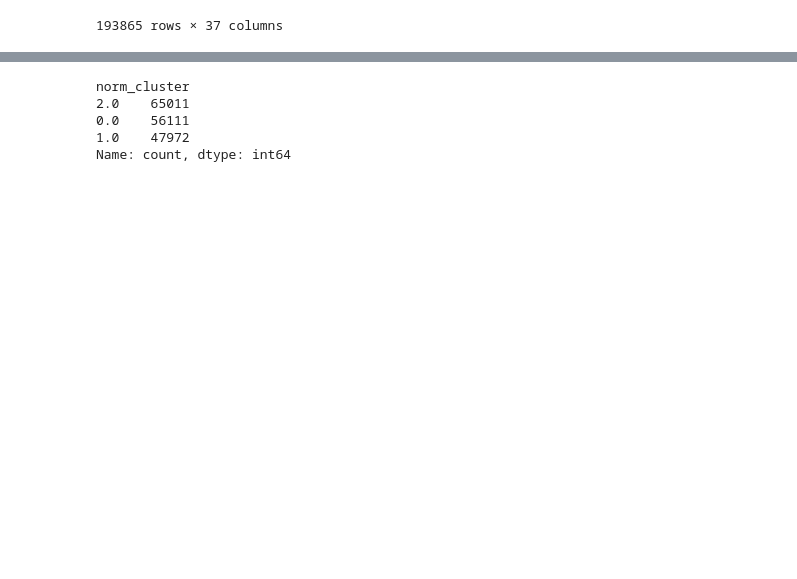
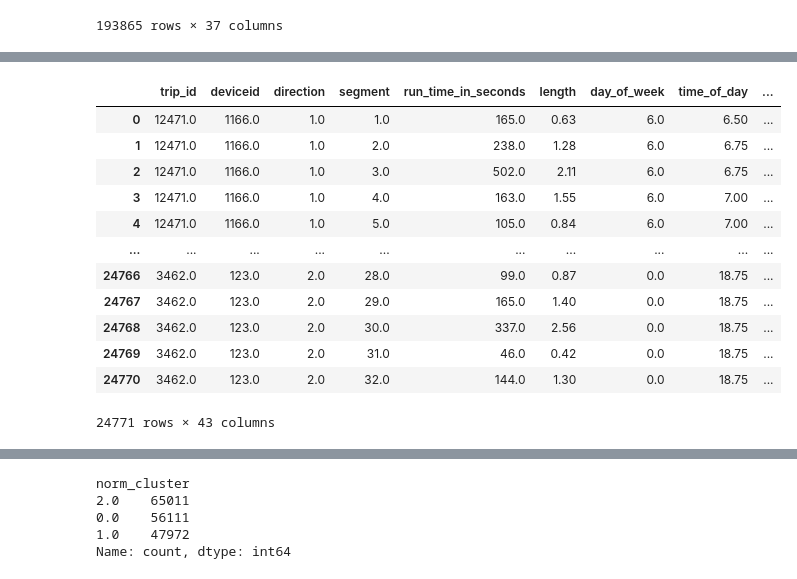
Before and after one commit to Ginushmal/DSE-Project-Bus-Arrival-time-Prediction-GRP29, a Jupyter notebook: New_Aproch/normal cluster from old copy for both dir.ipynb, the cells around one changed output, grey strips where cells are left out. Saved outputs shown, nothing was run; the diff lists cells and outputs as text; code cells hidden in the pictures; blank space fills up the shorter version.

```diff
--- a/New_Aproch/normal cluster from old copy for both dir.ipynb
+++ b/New_Aproch/normal cluster from old copy for both dir.ipynb
@@ -571,0 +740,16 @@ bus_running_times_feature_added_all_with_Kmeans_cluster['cluster_in_3_segment_be
+# %%
+test_data
+# %% [output]
+|  | trip_id | deviceid | direction | segment | run_time_in_seconds | length | day_of_week | time_of_day | ... |
+| 0 | 12471.0 | 1166.0 | 1.0 | 1.0 | 165.0 | 0.63 | 6.0 | 6.50 | ... |
+| 1 | 12471.0 | 1166.0 | 1.0 | 2.0 | 238.0 | 1.28 | 6.0 | 6.75 | ... |
+| 2 | 12471.0 | 1166.0 | 1.0 | 3.0 | 502.0 | 2.11 | 6.0 | 6.75 | ... |
+| 3 | 12471.0 | 1166.0 | 1.0 | 4.0 | 163.0 | 1.55 | 6.0 | 7.00 | ... |
+| 4 | 12471.0 | 1166.0 | 1.0 | 5.0 | 105.0 | 0.84 | 6.0 | 7.00 | ... |
+| ... | ... | ... | ... | ... | ... | ... | ... | ... | ... |
+| 24766 | 3462.0 | 123.0 | 2.0 | 28.0 | 99.0 | 0.87 | 0.0 | 18.75 | ... |
+| 24767 | 3462.0 | 123.0 | 2.0 | 29.0 | 165.0 | 1.40 | 0.0 | 18.75 | ... |
+| 24768 | 3462.0 | 123.0 | 2.0 | 30.0 | 337.0 | 2.56 | 0.0 | 18.75 | ... |
+| 24769 | 3462.0 | 123.0 | 2.0 | 31.0 | 46.0 | 0.42 | 0.0 | 18.75 | ... |
+| 24770 | 3462.0 | 123.0 | 2.0 | 32.0 | 144.0 | 1.30 | 0.0 | 18.75 | ... |
+24771 rows × 43 columns
```
Also changed, not shown: parts of 19 cells of this notebook, 9 other files.
